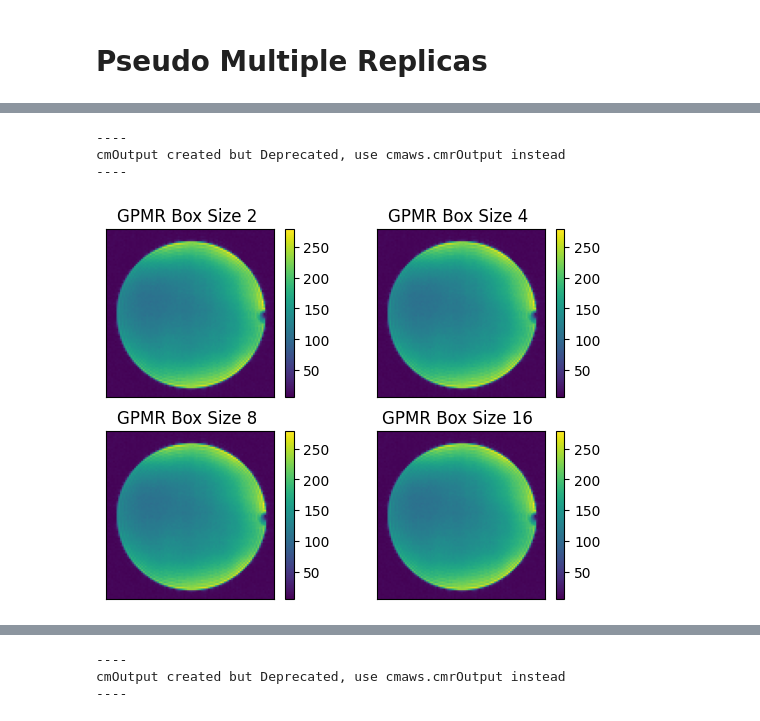
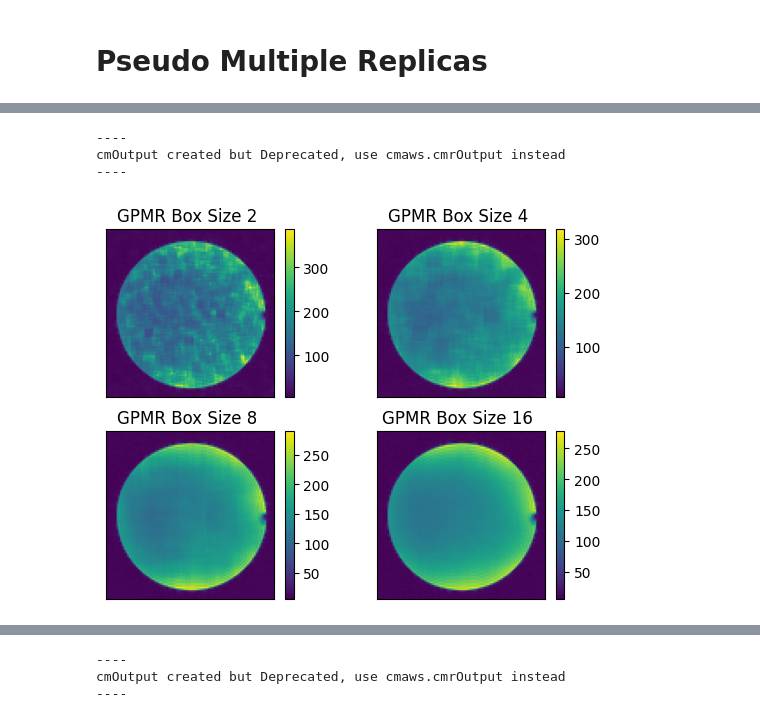
Before and after one commit to cloudmrhub/mroptimum-tools, a Jupyter notebook: mroptimum_tools.ipynb, the cells around one changed output, grey strips where cells are left out. Saved outputs shown, nothing was run; the diff lists cells and outputs as text; code cells hidden in the pictures.

```diff
--- a/mroptimum_tools.ipynb
+++ b/mroptimum_tools.ipynb
@@ -178,27 +167,29 @@ cmOutput created but Deprecated, use cmaws.cmrOutput instead
 # %%
 
 
 from mrotools.mro import mroGeneralizedPseudoMultipleReplicas
 L2=mroGeneralizedPseudoMultipleReplicas()
 L=cm2DReconRSS()
 L2.numberOfReplicas=5
 
 for i,b in enumerate([2,4,8,16]):
   L2.boxSize = b
   L.setNoiseKSpace(N)
   L.setSignalKSpace(S)
   L2.reconstructor=L
-  GMPR=L2.getOutput()
+  GPMR_=L2.getOutput()
   plt.subplot(2,2,i+1)
-  plt.imshow(np.abs(O))
+  plt.imshow(np.abs(GPMR_))
   plt.tick_params(axis='both', which='both', bottom=False, top=False, labelbottom=False, right=False, left=False, labelleft=False)
   plt.title(f'GPMR Box Size {b} ')
   plt.colorbar()
+
+GPMR=GPMR_
 # %% [output]
 ----
 cmOutput created but Deprecated, use cmaws.cmrOutput instead
 ----
-[figure, old version]
+[figure, new version]
 # %%
 import os
 
```
Also changed, not shown: parts of 5 cells of this notebook.
